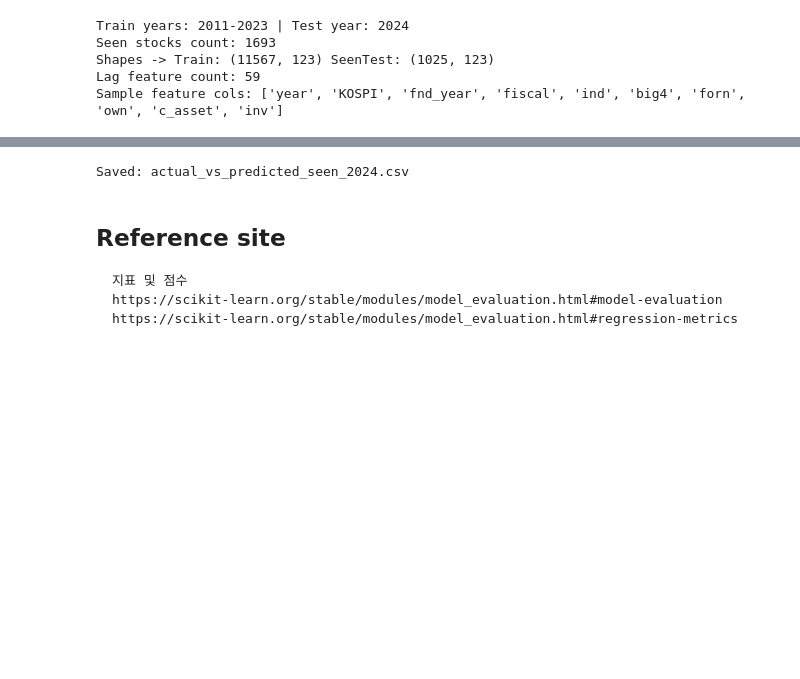
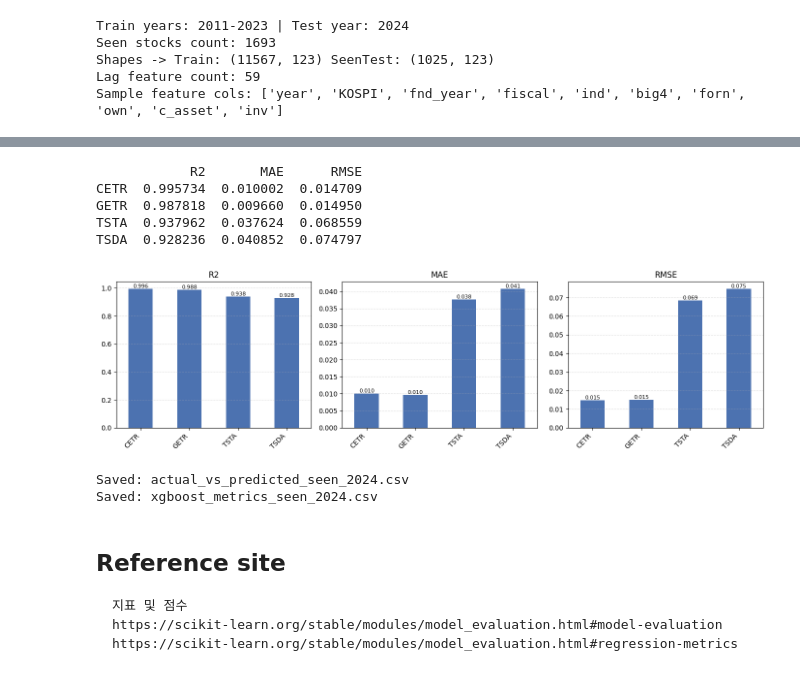
Before and after one commit to ttlttk8161/KoTAP_MachineLearning_Code, a Jupyter notebook: XGBoost/year_embedding_xgboost .ipynb, the cells around one changed output, grey strips where cells are left out. Cells and saved outputs as stored; diff of their text form; code cells hidden in the pictures; blank space fills up the shorter version.

```diff
--- a/XGBoost/year_embedding_xgboost .ipynb
+++ b/XGBoost/year_embedding_xgboost .ipynb
@@ -146,5 +146,18 @@ pred_seen = model.predict(X_test_seen)
 print('[Seen Stocks 2024] R2:', r2_score(y_test_seen, pred_seen),
       'MAE:', mean_absolute_error(y_test_seen, pred_seen),
       'RMSE:', root_mean_squared_error(y_test_seen, pred_seen))
+
+# 타겟별 상세
+print('\nPer-target metrics:')
+for i, col in enumerate(target_columns):
+    r2_i = r2_score(y_test_seen[col], pred_seen[:, i])
+    mae_i = mean_absolute_error(y_test_seen[col], pred_seen[:, i])
+    rmse_i = root_mean_squared_error(y_test_seen[col], pred_seen[:, i])
+    print(f"  {col}: R2={r2_i:.4f} MAE={mae_i:.4f} RMSE={rmse_i:.4f}")
+
+# importance
+fi = pd.Series(model.feature_importances_, index=X_train.columns).sort_values(ascending=False)
+print('\nTop 25 Feature Importances:')
+print(fi.head(25))
 # %% [output]
 [Seen Stocks 2024] R2: 0.9624375700950623 MAE: 0.024534743279218674 RMSE: 0.04325372725725174
@@ -155,6 +184,41 @@ Potential solutions:
 This warning will only be shown once.
 
   return func(**kwargs)
+# %%
+import matplotlib.pyplot as plt
+
+# 타겟별 성능지표 계산
+metrics = {'R2': [], 'MAE': [], 'RMSE': []}
+for i, col in enumerate(target_columns):
+    y_true = y_test_seen[col]
+    y_pred = pred_seen[:, i]
+    metrics['R2'].append(r2_score(y_true, y_pred))
+    metrics['MAE'].append(mean_absolute_error(y_true, y_pred))
+    metrics['RMSE'].append(root_mean_squared_error(y_true, y_pred))
+
+metrics_df = pd.DataFrame(metrics, index=target_columns)
+print(metrics_df)
+
+# 시각화
+fig, axes = plt.subplots(1, 3, figsize=(14, 4))
+for ax, metric in zip(axes, metrics_df.columns):
+    axes_idx = metrics_df[metric].plot(kind='bar', ax=ax, color='#4C72B0')
+    ax.set_title(metric)
+    ax.set_xticklabels(metrics_df.index, rotation=45, ha='right')
+    ax.grid(axis='y', linestyle='--', alpha=0.4)
+    for p in ax.patches:
+        val = p.get_height()
+        ax.annotate(f'{val:.3f}', (p.get_x() + p.get_width()/2, val),
+                    ha='center', va='bottom', fontsize=8, rotation=0)
+plt.tight_layout()
+plt.show()
+# %% [output]
+            R2       MAE      RMSE
+CETR  0.995734  0.010002  0.014709
+GETR  0.987818  0.009660  0.014950
+TSTA  0.937962  0.037624  0.068559
+TSDA  0.928236  0.040852  0.074797
+[figure, added]
 # %%
 # 8. 결과 저장 (Seen test)
 import numpy as np
@@ -165,8 +229,22 @@ results_df = pd.DataFrame(
 )
 results_df.to_csv('actual_vs_predicted_seen_2024.csv', index=True)
 print('Saved: actual_vs_predicted_seen_2024.csv')
+
+# Per-target metrics 저장
+metric_rows = []
+for i, col in enumerate(target_columns):
+    metric_rows.append({
+        'target': col,
+        'R2': r2_score(y_test_seen[col], pred_seen[:, i]),
+        'MAE': mean_absolute_error(y_test_seen[col], pred_seen[:, i]),
+        'RMSE': root_mean_squared_error(y_test_seen[col], pred_seen[:, i])
+    })
+metrics_df = pd.DataFrame(metric_rows)
+metrics_df.to_csv('xgboost_metrics_seen_2024.csv', index=False)
+print('Saved: xgboost_metrics_seen_2024.csv')
 # %% [output]
 Saved: actual_vs_predicted_seen_2024.csv
+Saved: xgboost_metrics_seen_2024.csv
 # %% [markdown]
 ## Reference site
     지표 및 점수
```
Also changed, not shown: parts of 1 cell of this notebook, 19 other files.
